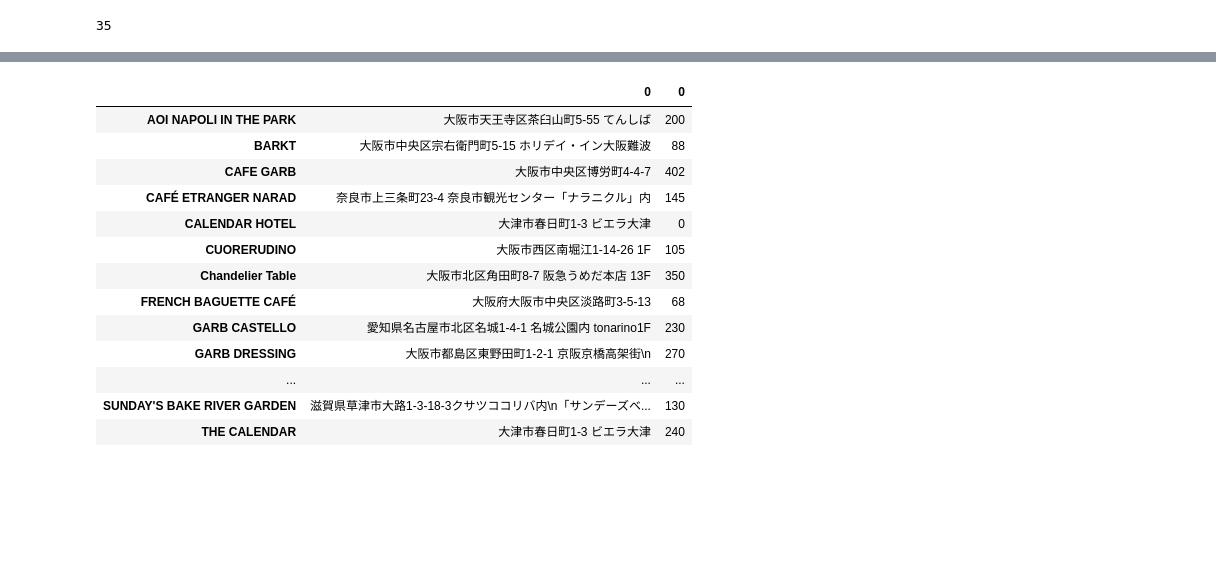
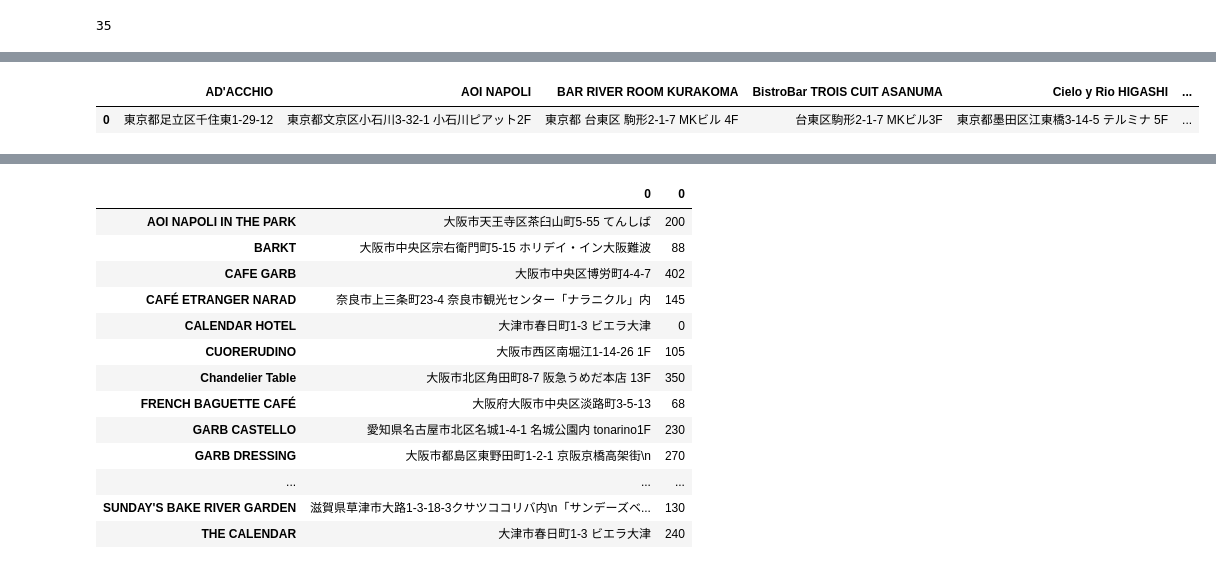
Before and after one commit to ryuto-takano/gci_team8, a Jupyter notebook: murayama/bal.ipynb, the cells around one changed output, grey strips where cells are left out. Drawn from its saved outputs; the diff is of its cells as text; code cells hidden in the pictures; blank space fills up the shorter version.

```diff
--- a/murayama/bal.ipynb
+++ b/murayama/bal.ipynb
@@ -414 +449,7 @@ de5 = df([de2])
+# %%
+#住所×店名
+de5
+# %% [output]
+|  | AD'ACCHIO | AOI NAPOLI | BAR RIVER ROOM KURAKOMA | BistroBar TROIS CUIT ASANUMA | Cielo y Rio HIGASHI | ... |
+| 0 | 東京都足立区千住東1-29-12 | 東京都文京区小石川3-32-1 小石川ピアット2F | 東京都 台東区 駒形2-1-7 MKビル 4F | 台東区駒形2-1-7 MKビル3F | 東京都墨田区江東橋3-14-5 テルミナ 5F | ... |
 # %%
```
Also changed, not shown: parts of 40 cells of this notebook.
